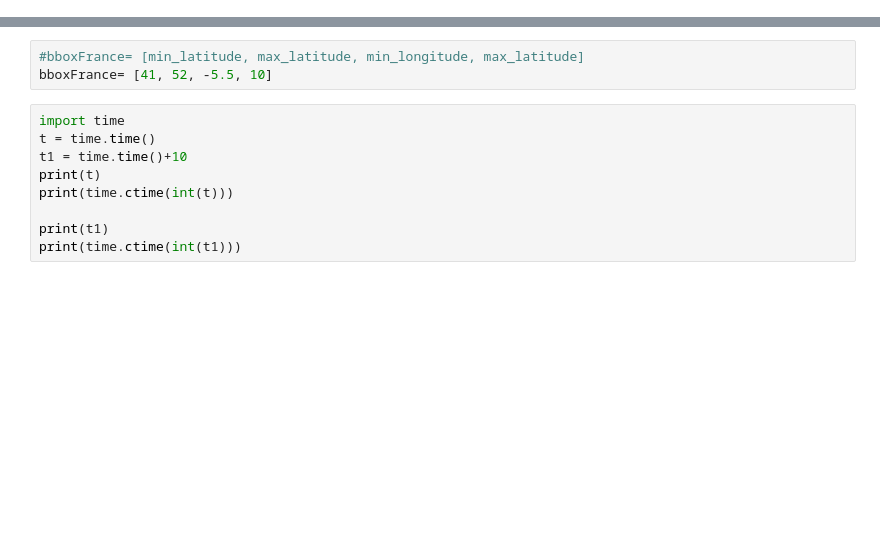
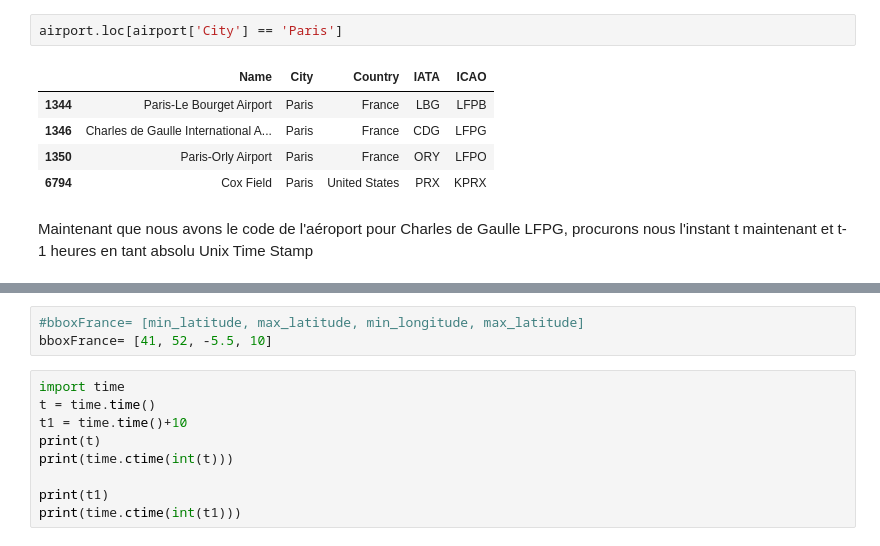
Before and after one commit to Rhizome23/aircraft-project, a Jupyter notebook: LastPlane.ipynb, the cells around one changed output, grey strips where cells are left out. Cells and saved outputs as stored; diff of their text form; blank space fills up the shorter version.

```diff
--- a/LastPlane.ipynb
+++ b/LastPlane.ipynb
@@ -9,0 +34,10 @@ import geopandas
+# %%
+airport.loc[airport['City'] == 'Paris']
+# %% [output]
+|  | Name | City | Country | IATA | ICAO |
+| 1344 | Paris-Le Bourget Airport | Paris | France | LBG | LFPB |
+| 1346 | Charles de Gaulle International A... | Paris | France | CDG | LFPG |
+| 1350 | Paris-Orly Airport | Paris | France | ORY | LFPO |
+| 6794 | Cox Field | Paris | United States | PRX | KPRX |
+# %% [markdown]
+Maintenant que nous avons le code de l'aéroport pour Charles de Gaulle LFPG, procurons nous l'instant t maintenant et t- 1 heures en tant absolu Unix Time Stamp
```
Also changed, not shown: parts of 9 cells of this notebook.
